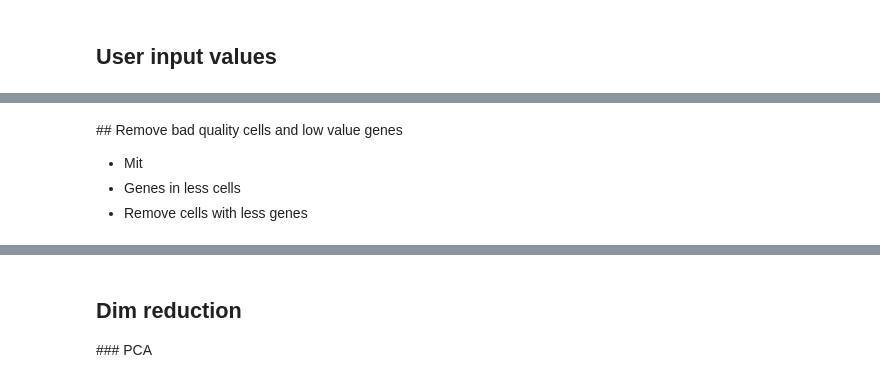
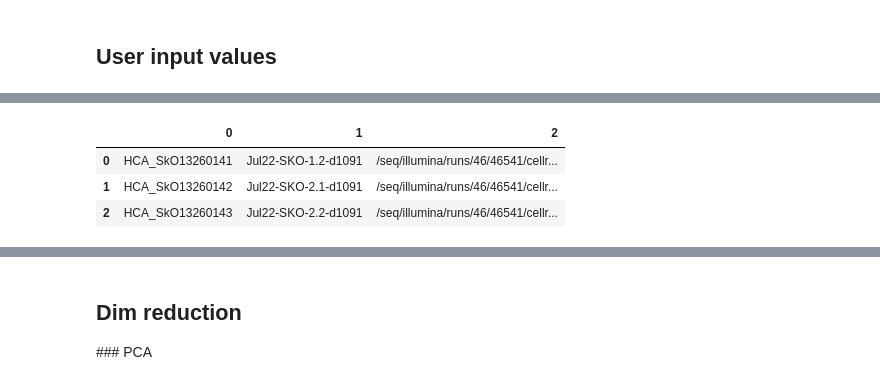
Before and after one commit to haniffalab/solosis, a Jupyter notebook: bin/nb/rna__merge.ipynb, the cells around one changed output, grey strips where cells are left out. Saved outputs shown, nothing was run; the diff lists cells and outputs as text; code cells hidden in the pictures.

```diff
--- a/bin/nb/rna__merge.ipynb
+++ b/bin/nb/rna__merge.ipynb
@@ -76,5 +44,17 @@ adata.obs.head()
-# %% [markdown]
-## Remove bad quality cells and low value genes
-* Mit
-* Genes in less cells
-* Remove cells with less genes
+# %%
+sample_table = "sample_test.txt"
+datatable_type = "tsv"
+n_top_genes = 2000
+merged_filename = "outpt.h5ad"
+gex_only = True
+pct_mit_cutoff = 20
+min_cells_cutoff = 50
+min_genes_cutoff = 100
+sim_doublet_ratio = 5
+target_sum = 10000
+n_top_genes = 2000
+n_comps = 50  # pca
+n_pcs = 50  # kNN
+resolution = 1  # leiden
+min_dist = 0.5  # UMAP
+spread = 1  # UMAP
@@ -80,0 +63,7 @@ adata.obs.head()
+# %%
+sampletable
+# %% [output]
+|  | 0 | 1 | 2 |
+| 0 | HCA_SkO13260141 | Jul22-SKO-1.2-d1091 | /seq/illumina/runs/46/46541/cellr... |
+| 1 | HCA_SkO13260142 | Jul22-SKO-2.1-d1091 | /seq/illumina/runs/46/46541/cellr... |
+| 2 | HCA_SkO13260143 | Jul22-SKO-2.2-d1091 | /seq/illumina/runs/46/46541/cellr... |
```
Also changed, not shown: parts of 34 cells of this notebook, 11 other files.
